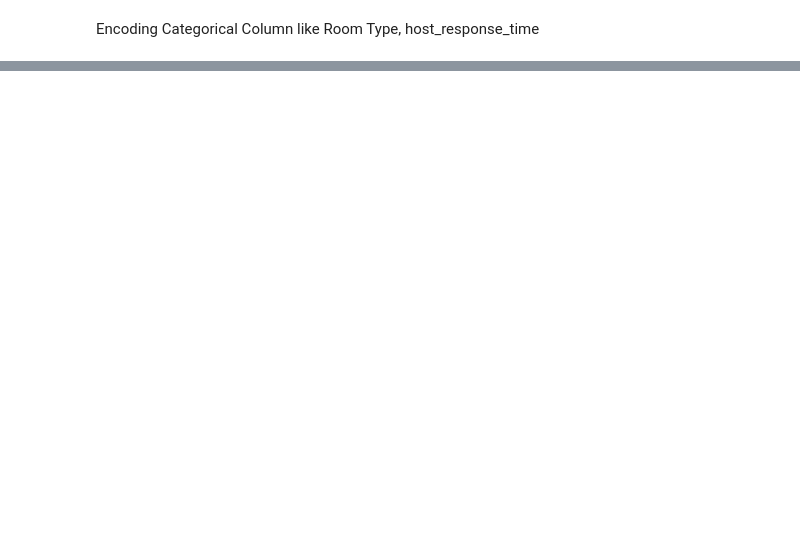
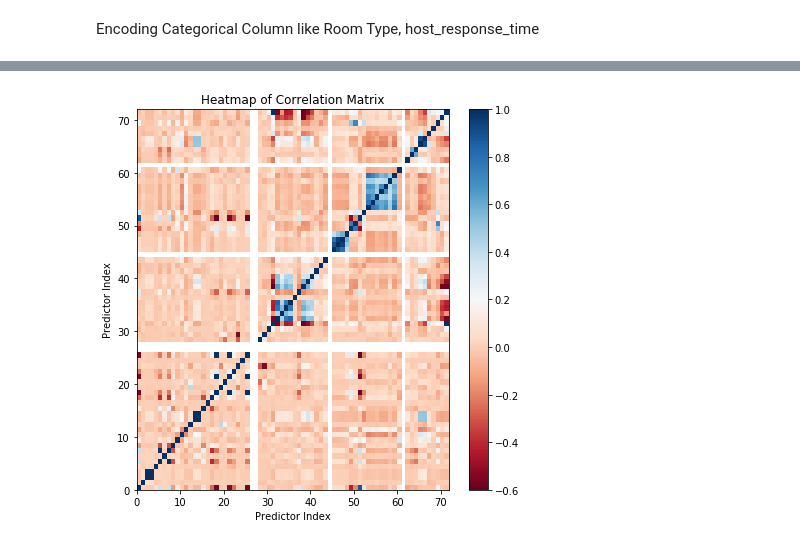
Before and after one commit to KhyatiSethia/Airbnb_PredictingPrice, a Jupyter notebook: Scripts/Airbnb_DataSource_n_DataWrangling.ipynb, the cells around one changed output, grey strips where cells are left out. Drawn from its saved outputs; the diff is of its cells as text; code cells hidden in the pictures; blank space fills up the shorter version.

```diff
--- a/Scripts/Airbnb_DataSource_n_DataWrangling.ipynb
+++ b/Scripts/Airbnb_DataSource_n_DataWrangling.ipynb
@@ -196,0 +209,3 @@ df.groupby(['room_type', 'room_type_num']).size().reset_index(name='Freq')
+# %%
+for column in ['host_is_superhost','host_has_profile_pic']:
+    df[column] = df[column].map({'f':0,'t':1})
@@ -196,0 +214,22 @@ df.groupby(['room_type', 'room_type_num']).size().reset_index(name='Freq')
+# %%
+def encode_categorical(array):
+    if not array.dtype == np.dtype('float64'):
+        return preprocessing.LabelEncoder().fit_transform(array)
+    else:
+        return array
+
+# Creating a copy of the dataframe
+df_cat_encoded = df.copy()
+df_cat_encoded = df_cat_encoded.dropna(axis=0) # delete NA
+# Encode categorical data
+df_cat_encoded = df_cat_encoded.apply(encode_categorical)
+
+# df_cat_encoded = df_cat_encoded.iloc[:, :-1]
+# pd.set_option('display.max_columns', None)
+# df_cat_encoded.head(n = 2)
+# %%
+# Compute matrix of correlation coefficients
+corr_matrix = np.corrcoef(df_cat_encoded.T)
+# print(corr_matrix)
+corr_df = pd.DataFrame(data = corr_matrix, columns = df_cat_encoded.columns, index = df_cat_encoded.columns)
+print(corr_df)
@@ -196,0 +254,13 @@ df.groupby(['room_type', 'room_type_num']).size().reset_index(name='Freq')
+# %%
+# Display heat map, blue zones show use features that have high correlation, just gives us an idea of where
+# to look in the data frame
+plt.figure(figsize=(7, 7))
+plt.pcolor(corr_matrix, cmap='RdBu')
+plt.xlabel('Predictor Index')
+plt.ylabel('Predictor Index')
+plt.title('Heatmap of Correlation Matrix')
+plt.colorbar()
+
+plt.show()
+# %% [output]
+[figure, added]
```
Also changed, not shown: parts of 14 cells of this notebook, 23 other files.
